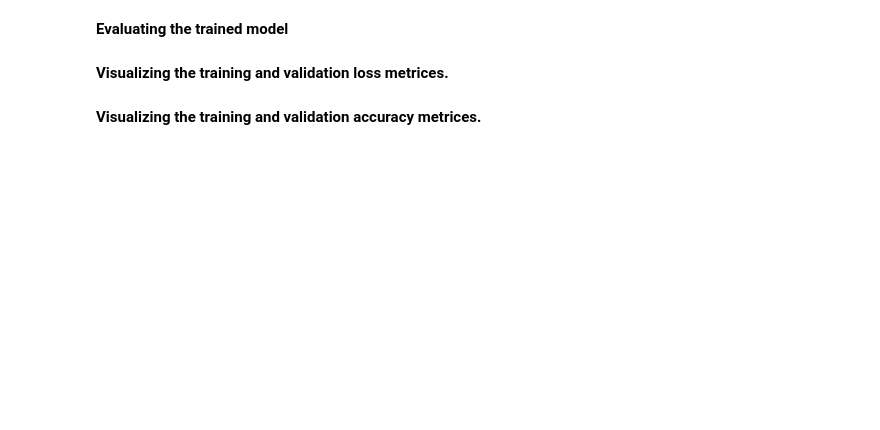
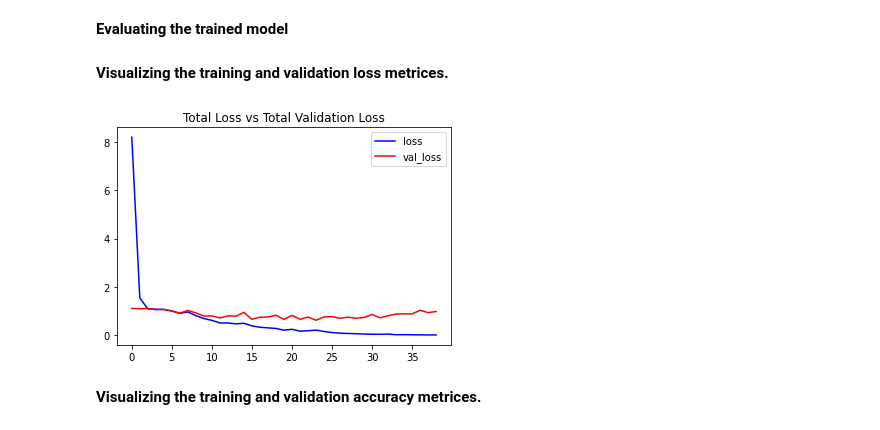
Before and after one commit to LadyHannelore/FYP_PROJECT, a Jupyter notebook: FYP_Final.ipynb, the cells around one changed output. Cells and saved outputs as stored; diff of their text form; code cells hidden in the pictures; blank space fills up the shorter version.

```diff
--- a/FYP_Final.ipynb
+++ b/FYP_Final.ipynb
@@ -485,7 +586,7 @@ predict_single_action_LRCN(input_video_path_3, SEQUENCE_LENGTH)
 # %% [markdown]
 The following code defines a function that creates a 3D convolutional neural network model for action recognition. The model takes as input a sequence of images, with a fixed length, and has several convolutional and max pooling layers. The output of the convolutional layers is flattened and passed through a dense layer with a softmax activation function, which predicts the probability of each action class. The model is returned by the function.
 # %%
-def create_3D_CNN():   #Sindh
+def create_3D_CNN():
   '''
     This function will construct the required 3DCNN model.
     Returns:
@@ -503,7 +604,7 @@ def create_3D_CNN():   #Sindh
 
   x = MaxPooling3D(pool_size=(2, 2, 2))(x)
 
-  x = (TimeDistributed(Dropout(0.2)))(x)
+  x = (TimeDistributed(Dropout(0.44)))(x)
 
   x = Conv3D(filters=64, kernel_size=(3, 3, 3), activation='relu')(x)
 
@@ -546,5 +657,5 @@ kf = KFold(n_splits=k)
 # %%
-# Iterate over each fold                  #Sindh
+# Iterate over each fold
 for i, (train_index, val_index) in enumerate(kf.split(X)):
 
     print(f'Fold {i+1}/{k}')
@@ -554,4 +665,8 @@ for i, (train_index, val_index) in enumerate(kf.split(X)):
     y_train, y_val = y[train_index], y[val_index]
 
     # Fit the model on the training set for this fold
-    CNN3D_model.fit(X_train, y_train, epochs=10, batch_size=8, validation_data=(X_val, y_val), callbacks= [MemoryPrintingCallback()])
+    CNN3D_model.fit(X_train, y_train, epochs=10, batch_size=32, validation_data=(X_val, y_val))
+
+    # Evaluate the model on the validation set for this fold
+    scores = CNN3D_model.evaluate(X_val, y_val, verbose=0)
+    print(f'Validation accuracy: {scores[1]}')
@@ -565,8 +691,5 @@ model_evaluation_history = CNN3D_model.evaluate(features_test, labels_test)
-# %%
-early_stopping_callback = EarlyStopping(monitor = 'val_loss', patience = 15, mode = 'min', restore_best_weights = True)
-
-CNN3D_model.compile(loss = 'categorical_crossentropy', optimizer = 'Adam', metrics = ["accuracy"])
-
-CNN3D_model_training_history = CNN3D_model.fit(x = features_train, y = labels_train, epochs = 50, batch_size = 32 , shuffle = True, validation_split = 0.1, callbacks = [early_stopping_callback])
 # %% [markdown]
 **Evaluating the trained model**
+# %%
+CNN3D_model_evaluation_history = CNN3D_model.evaluate(features_test, labels_test)
+#print('Test set accuracy:', accuracy)
@@ -573,7 +707,9 @@ CNN3D_model_training_history = CNN3D_model.fit(x = features_train, y = labels_tr
 # %% [markdown]
 **Visualizing the training and validation loss metrices.**
 # %%
-plot_metric(CNN3D_model_training_history, 'loss', 'val_loss', 'Total Loss vs Total Validation Loss')
+plot_metric(CNN3D_model_evaluation_history, 'loss', 'val_loss', 'Total Loss vs Total Validation Loss')
+# %% [output]
+[figure, added]
 # %% [markdown]
 **Visualizing the training and validation accuracy metrices.**
 # %%
```
Also changed, not shown: parts of 41 cells of this notebook, 3 other files.
